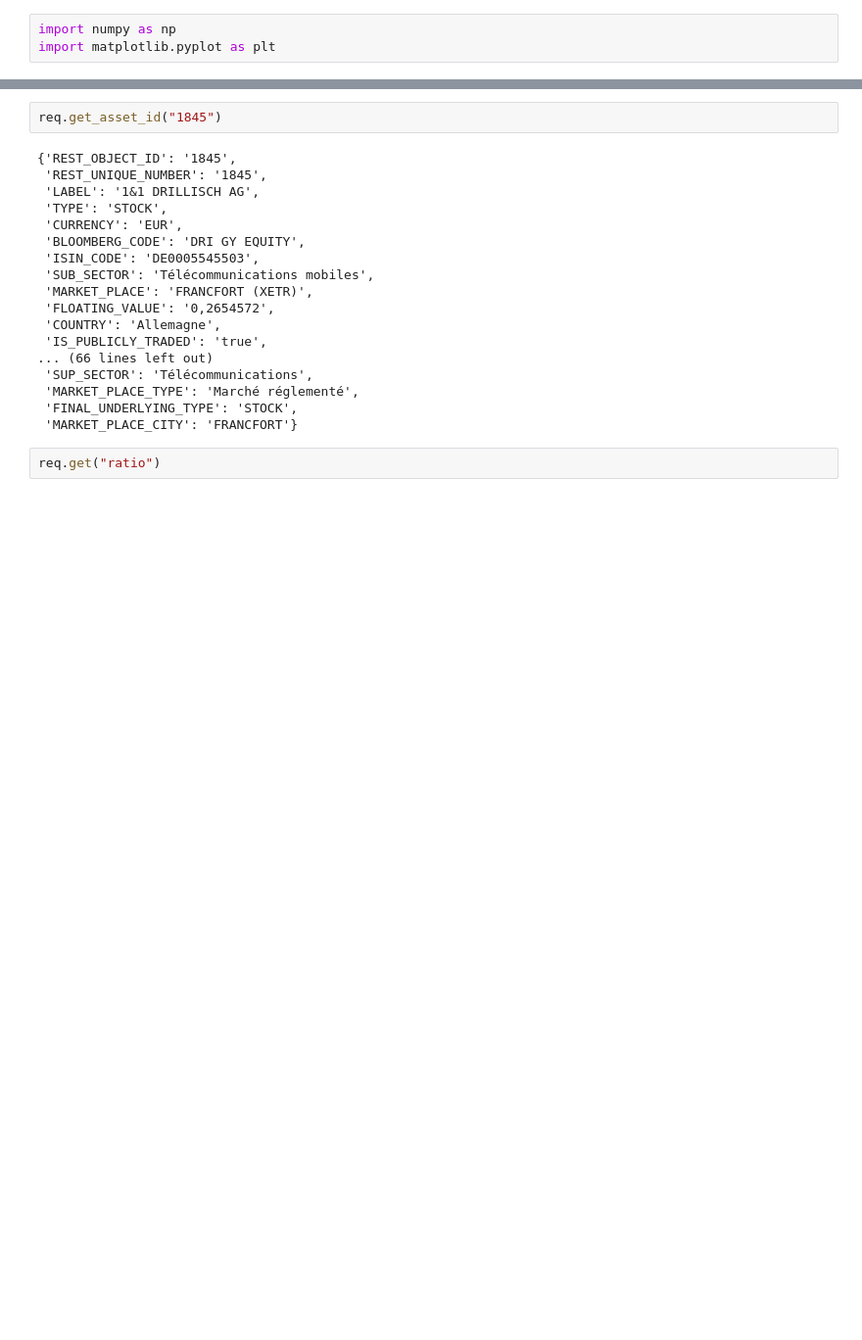
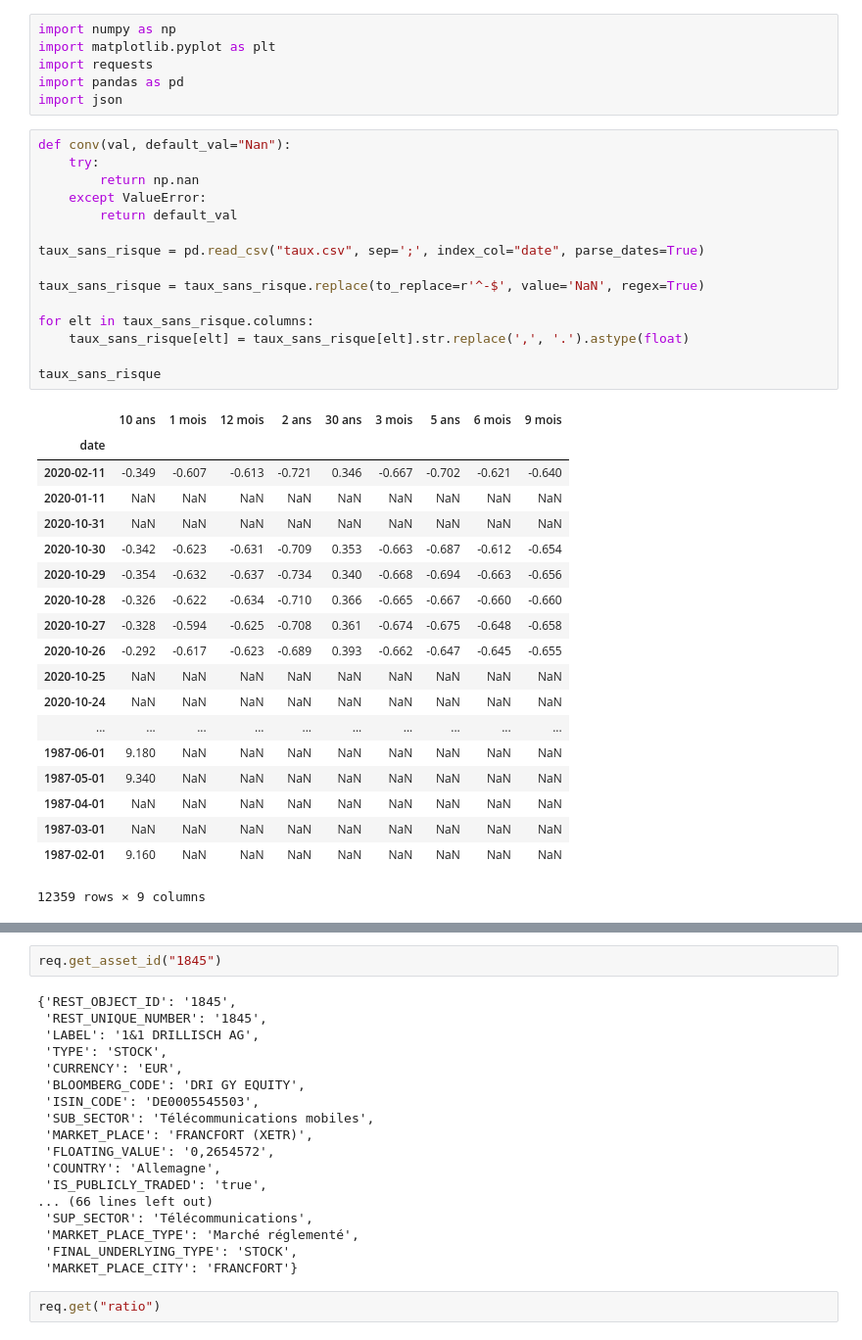
Before and after one commit to landEpita/Dolphin, a Jupyter notebook: recherche.ipynb, the cells around one changed output, grey strips where cells are left out. Shown at 98% size. Cells and saved outputs as stored; diff of their text form; blank space fills up the shorter version.

```diff
--- a/recherche.ipynb
+++ b/recherche.ipynb
@@ -1,4 +1,42 @@
 # %%
 import numpy as np
 import matplotlib.pyplot as plt
+import requests
+import pandas as pd
+import json
+# %%
+def conv(val, default_val="Nan"):
+    try:
+        return np.nan
+    except ValueError:
+        return default_val
+
+taux_sans_risque = pd.read_csv("taux.csv", sep=';', index_col="date", parse_dates=True)
+
+taux_sans_risque = taux_sans_risque.replace(to_replace=r'^-$', value='NaN', regex=True)
+
+for elt in taux_sans_risque.columns:
+    taux_sans_risque[elt] = taux_sans_risque[elt].str.replace(',', '.').astype(float)
+
+taux_sans_risque
+# %% [output]
+|  | 10 ans | 1 mois | 12 mois | 2 ans | 30 ans | 3 mois | 5 ans | 6 mois | 9 mois |
+| date |  |  |  |  |  |  |  |  |  |
+| 2020-02-11 | -0.349 | -0.607 | -0.613 | -0.721 | 0.346 | -0.667 | -0.702 | -0.621 | -0.640 |
+| 2020-01-11 | NaN | NaN | NaN | NaN | NaN | NaN | NaN | NaN | NaN |
+| 2020-10-31 | NaN | NaN | NaN | NaN | NaN | NaN | NaN | NaN | NaN |
+| 2020-10-30 | -0.342 | -0.623 | -0.631 | -0.709 | 0.353 | -0.663 | -0.687 | -0.612 | -0.654 |
+| 2020-10-29 | -0.354 | -0.632 | -0.637 | -0.734 | 0.340 | -0.668 | -0.694 | -0.663 | -0.656 |
+| 2020-10-28 | -0.326 | -0.622 | -0.634 | -0.710 | 0.366 | -0.665 | -0.667 | -0.660 | -0.660 |
+| 2020-10-27 | -0.328 | -0.594 | -0.625 | -0.708 | 0.361 | -0.674 | -0.675 | -0.648 | -0.658 |
+| 2020-10-26 | -0.292 | -0.617 | -0.623 | -0.689 | 0.393 | -0.662 | -0.647 | -0.645 | -0.655 |
+| 2020-10-25 | NaN | NaN | NaN | NaN | NaN | NaN | NaN | NaN | NaN |
+| 2020-10-24 | NaN | NaN | NaN | NaN | NaN | NaN | NaN | NaN | NaN |
+| ... | ... | ... | ... | ... | ... | ... | ... | ... | ... |
+| 1987-06-01 | 9.180 | NaN | NaN | NaN | NaN | NaN | NaN | NaN | NaN |
+| 1987-05-01 | 9.340 | NaN | NaN | NaN | NaN | NaN | NaN | NaN | NaN |
+| 1987-04-01 | NaN | NaN | NaN | NaN | NaN | NaN | NaN | NaN | NaN |
+| 1987-03-01 | NaN | NaN | NaN | NaN | NaN | NaN | NaN | NaN | NaN |
+| 1987-02-01 | 9.160 | NaN | NaN | NaN | NaN | NaN | NaN | NaN | NaN |
+12359 rows × 9 columns
 # %%
```
Also changed, not shown: parts of 11 cells of this notebook.
